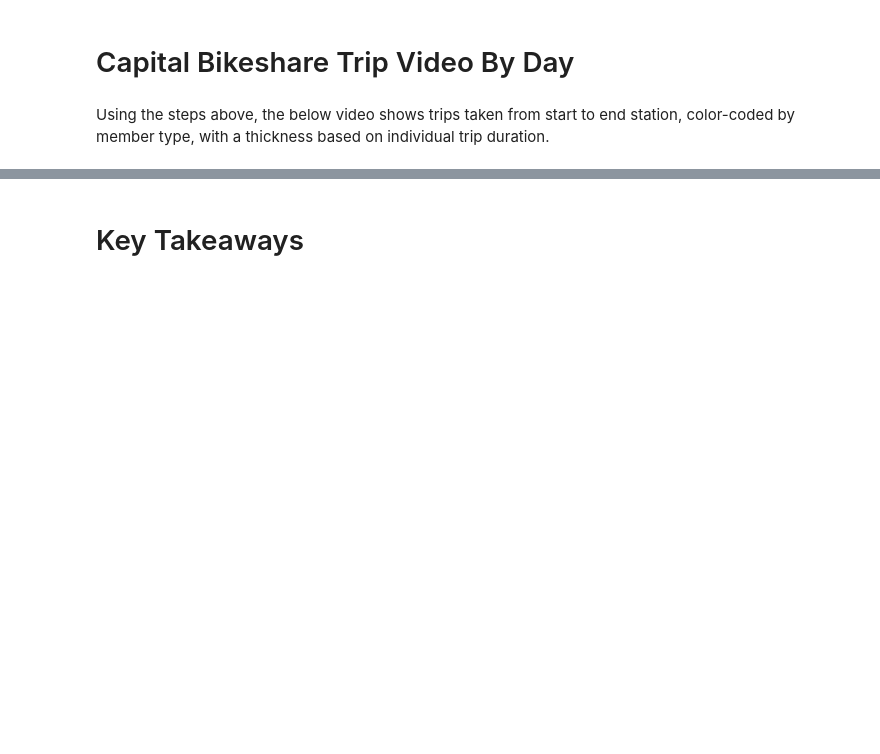
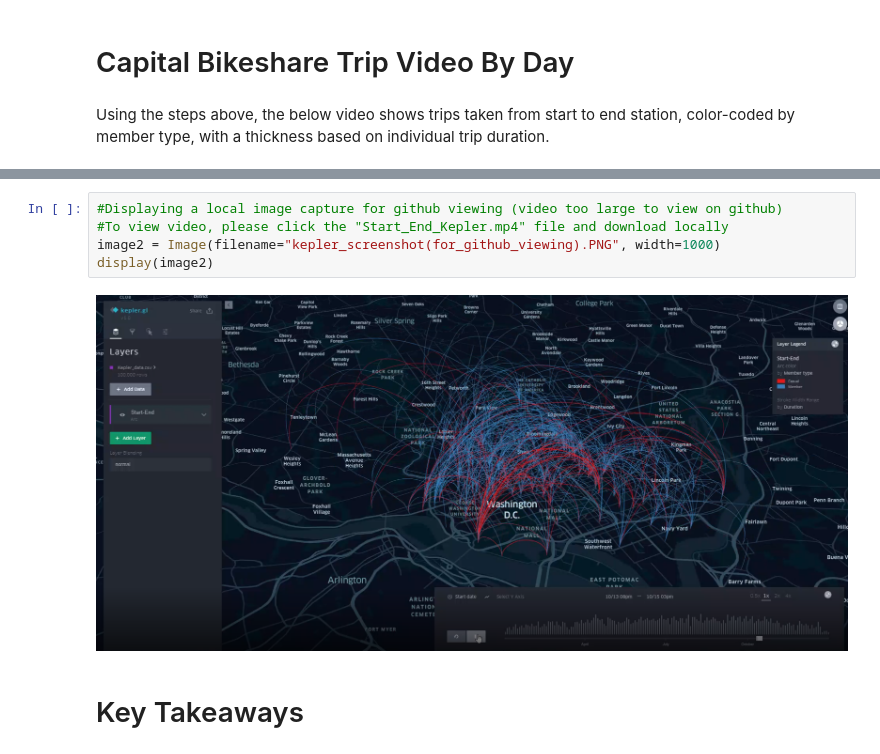
Before and after one commit to mikestef235/Capital-Bikeshare-Analysis, a Jupyter notebook: BikeShare Geocoding.ipynb, the cells around one changed output, grey strips where cells are left out. Cells and saved outputs as stored; diff of their text form; blank space fills up the shorter version.

```diff
--- a/BikeShare Geocoding.ipynb
+++ b/BikeShare Geocoding.ipynb
@@ -273,3 +277,10 @@ SyntaxError: invalid syntax (<ipython-input-26-cc4881790e33>, line 1)
+# %%
+#Displaying a local image capture for github viewing (video too large to view on github)
+#To view video, please click the "Start_End_Kepler.mp4" file and download locally
+image2 = Image(filename="kepler_screenshot(for_github_viewing).PNG", width=1000)
+display(image2)
+# %% [output]
+[figure, added]
 # %% [markdown]
 # Key Takeaways
 # %% [markdown]
```
Also changed, not shown: parts of 3 cells of this notebook, 2 other files.
